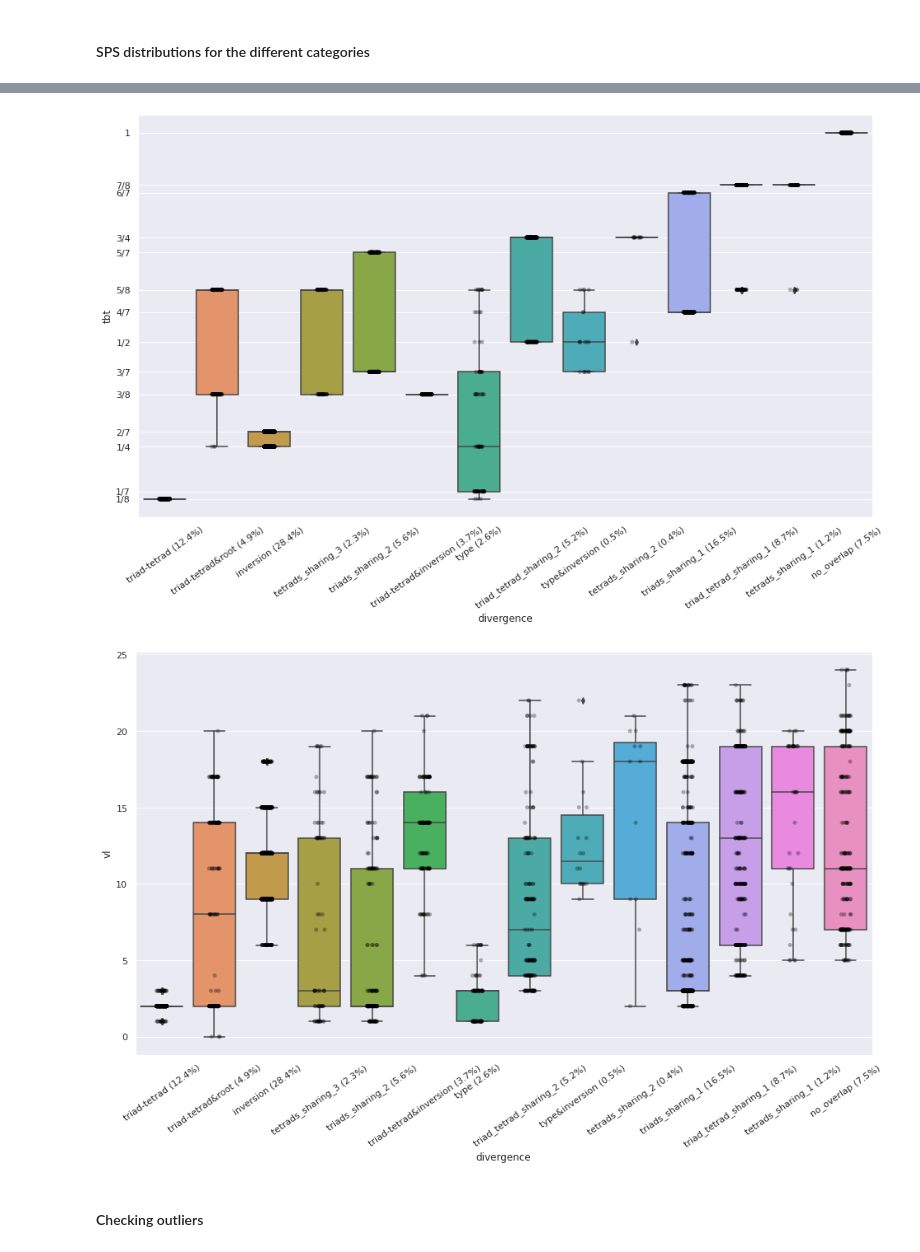
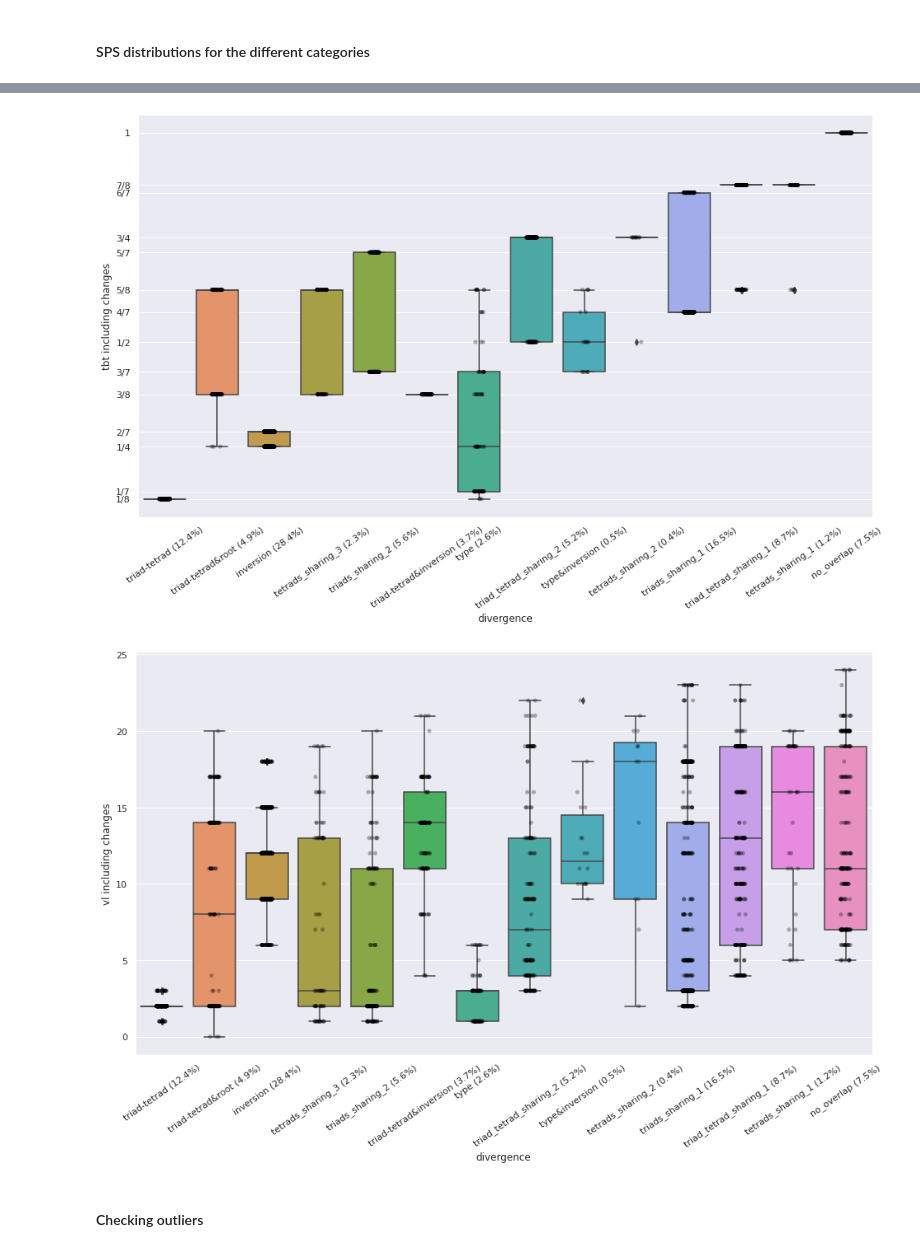
Before and after one commit to DCMLab/chord-eval, a Jupyter notebook: NoteBooks/categorizing_divergences.ipynb, the cells around one changed output, grey strips where cells are left out. Drawn from its saved outputs; the diff is of its cells as text; code cells hidden in the pictures.

```diff
--- a/NoteBooks/categorizing_divergences.ipynb
+++ b/NoteBooks/categorizing_divergences.ipynb
@@ -180,23 +181,25 @@ plt.show()
 # %%
 ax = sns.boxplot(data=df, x=ctgs, y='tbt', order=order_by_median)
 ax = sns.stripplot(data=df, x=ctgs, y='tbt', order=order_by_median, marker="o", alpha=0.3, color="black")
 ax.set_xticklabels(labels)
 plt.xticks(rotation=35)
 yticks = sorted(df.tbt.unique())
 plt.yticks(df.tbt.astype(float).unique(), df.tbt.unique())
-plt.savefig('../figures/categories_tbt.png', bbox_inches='tight')
+plt.ylabel('tbt including changes')
+plt.savefig('../figures/categories_tbt_with_changes.png', bbox_inches='tight')
 plt.show()
 # %% [output]
-[figure, old version]
+[figure, new version]
 # %%
 ax = sns.boxplot(data=df, x=ctgs, y='vl', order=order_by_median)
 ax = sns.stripplot(data=df, x=ctgs, y='vl', order=order_by_median, marker="o", alpha=0.3, color="black")
 ax.set_xticklabels(labels)
 plt.xticks(rotation=35)
-plt.savefig('../figures/categories_vl.png', bbox_inches='tight')
+plt.ylabel('vl including changes')
+plt.savefig('../figures/categories_vl_with_changes.png', bbox_inches='tight')
 plt.show()
 # %% [output]
-[figure, old version]
+[figure, new version]
 # %% [markdown]
 #### Checking outliers
 # %%
```
Also changed, not shown: parts of 1 cell of this notebook, 3 other files.
